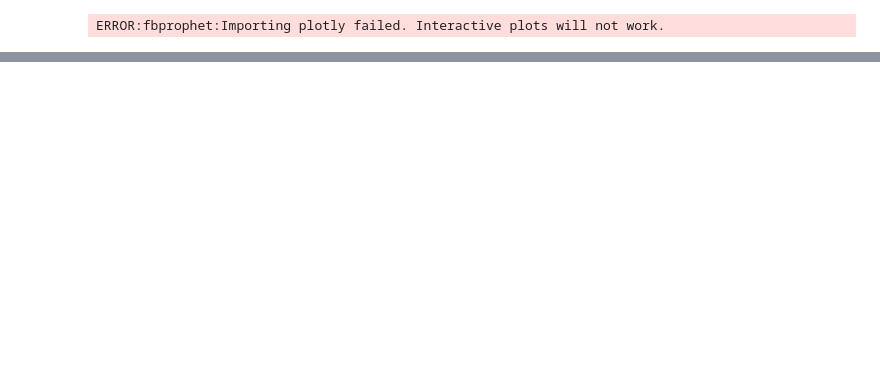
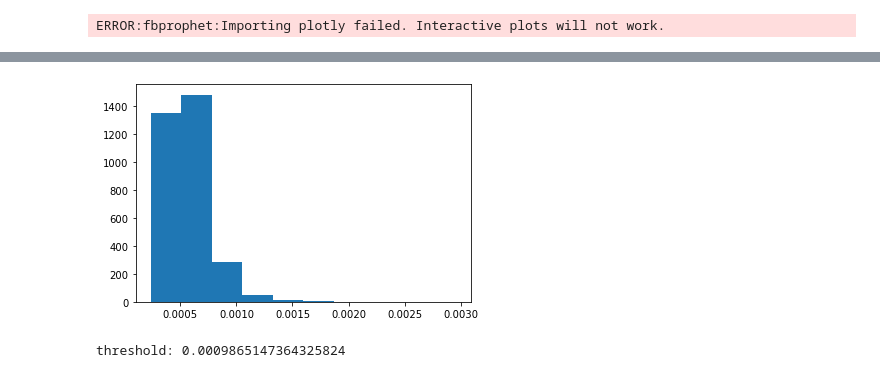
Before and after one commit to derevirn/cybord-projects, a Jupyter notebook: outlier-detection/notebooks/outlier.ipynb, the cells around one changed output, grey strips where cells are left out. Cells and saved outputs as stored; diff of their text form; code cells hidden in the pictures; blank space fills up the shorter version.

```diff
--- a/outlier-detection/notebooks/outlier.ipynb
+++ b/outlier-detection/notebooks/outlier.ipynb
@@ -85,0 +104,10 @@ od.fit(train, epochs=30, verbose=True)
+# %%
+plt.figure()
+plt.hist(preds['data']['instance_score'])
+plt.show()
+
+thresh = od.threshold
+print("threshold:", thresh)
+# %% [output]
+[figure, added]
+threshold: 0.0009865147364325824
```
Also changed, not shown: parts of 5 cells of this notebook, 1 other file.
